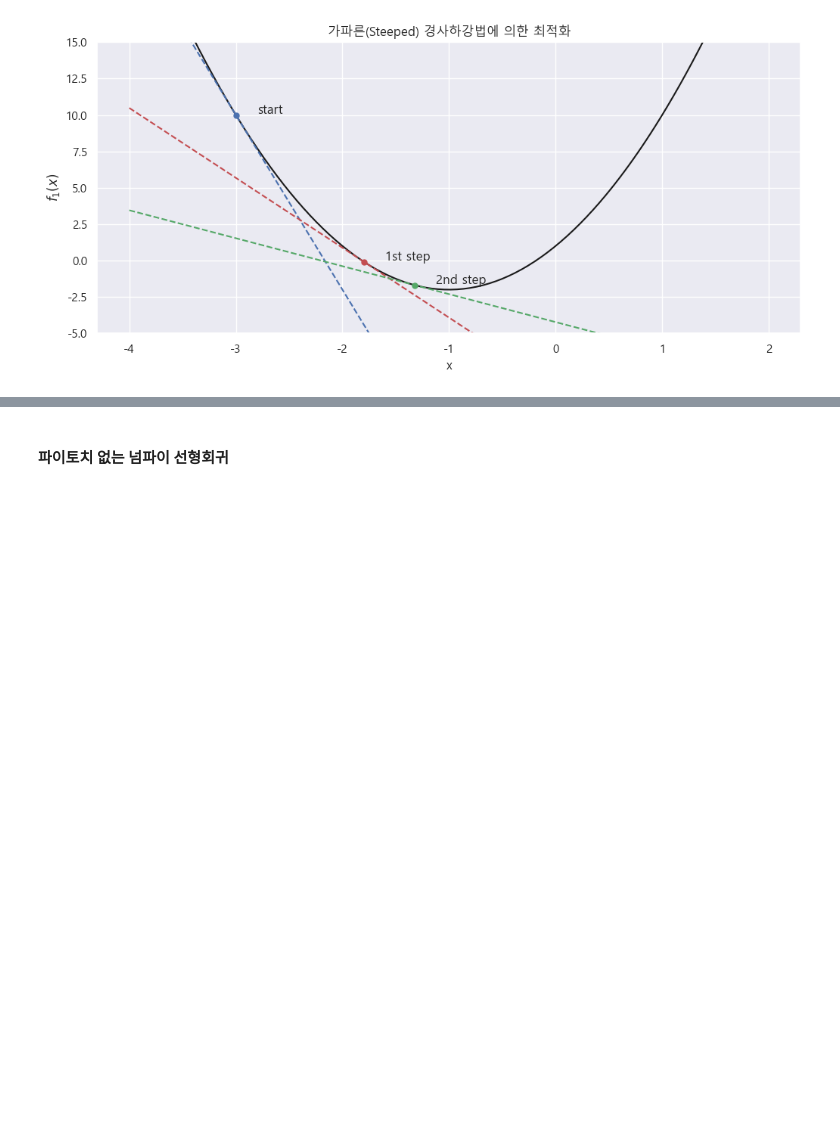
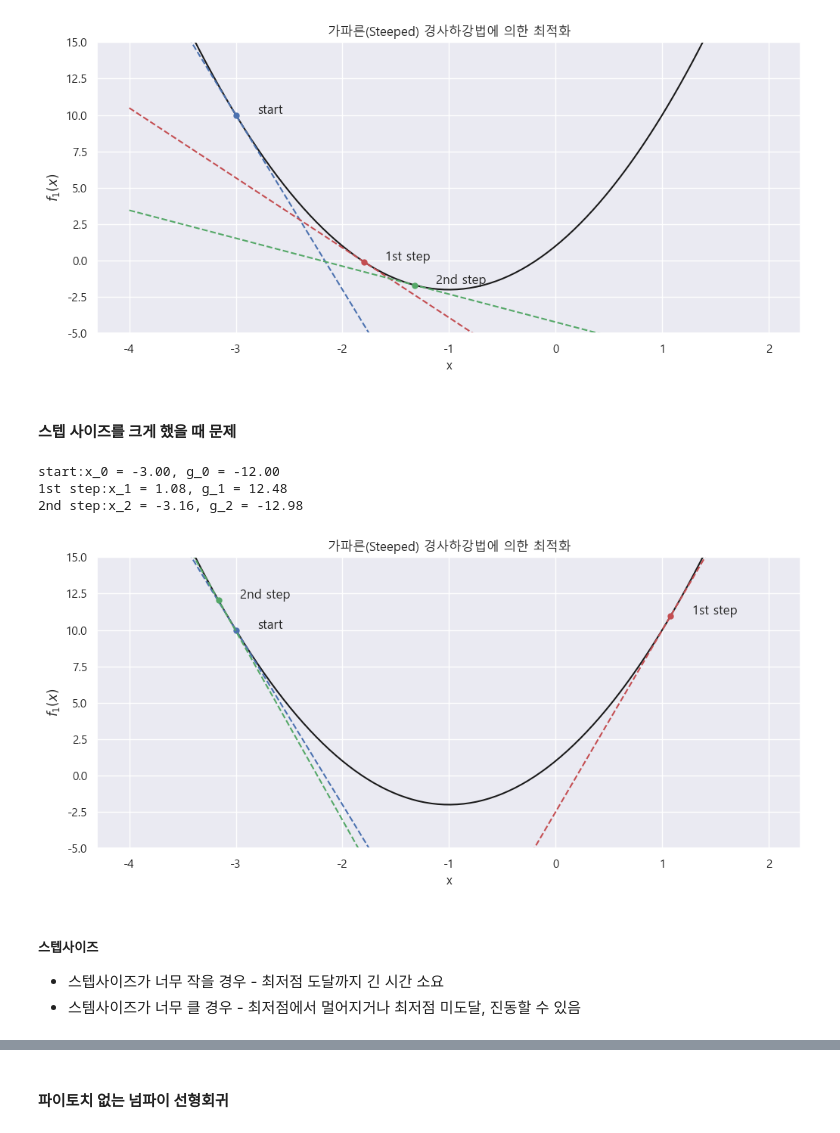
Before and after one commit to hugoMGSung/study-pytorch, a Jupyter notebook: hansung_pytorch/hs002_pytorch.ipynb, the cells around one changed output, grey strips where cells are left out. Saved outputs shown, nothing was run; the diff lists cells and outputs as text; code cells hidden in the pictures; blank space fills up the shorter version.

```diff
--- a/hansung_pytorch/hs002_pytorch.ipynb
+++ b/hansung_pytorch/hs002_pytorch.ipynb
@@ -178,3 +178,49 @@ start:x_0 = -3.00, g_0 = -12.00
 1st step:x_1 = -1.80, g_1 = -4.80
 2nd step:x_2 = -1.32, g_2 = -1.92
 [figure]
+# %% [markdown]
+#### 스텝 사이즈를 크게 했을 때 문제
+# %%
+xx = np.linspace(-4, 2, 200)
+plt.plot(xx, f1(xx), 'k-')
+
+step_size = 0.34  ## 큰 스텝사이즈
+
+## start
+x = -3
+plt.plot(x, f1(x), 'bo', markersize=5)
+plt.text(x + 0.2, f1(x) + 0.1, 'start')
+plt.plot(xx, f1d(x)*(xx - x)+f1(x), 'b--')
+print(f'start:x_0 = {x:.2f}, g_0 = {f1d(x):.2f}')
+
+
+# k = 1
+x = x - step_size * f1d(x)
+plt.plot(x, f1(x), 'ro', markersize=5)
+plt.text(x + 0.2, f1(x) + 0.1, '1st step')
+plt.plot(xx, f1d(x)*(xx-x)+f1(x), 'r--')
+print(f'1st step:x_1 = {x:.2f}, g_1 = {f1d(x):.2f}')
+
+# k = 2
+x = x - step_size * f1d(x)
+plt.plot(x, f1(x), 'go', markersize=5)
+plt.text(x + 0.2, f1(x) + 0.1, '2nd step')
+plt.plot(xx, f1d(x)*(xx-x)+f1(x), 'g--')
+print(f'2nd step:x_2 = {x:.2f}, g_2 = {f1d(x):.2f}')
+
+plt.ylim(-5, 15)
+plt.xlabel('x')
+plt.ylabel('$f_1(x)$') # 수식 표현
+plt.title('가파른(Steeped) 경사하강법에 의한 최적화')
+plt.grid(True)
+
+plt.show()
+# %% [output]
+start:x_0 = -3.00, g_0 = -12.00
+1st step:x_1 = 1.08, g_1 = 12.48
+2nd step:x_2 = -3.16, g_2 = -12.98
+[figure, added]
+# %% [markdown]
+##### 스텝사이즈
+- 스텝사이즈가 너무 작을 경우 - 최저점 도달까지 긴 시간 소요
+- 스템사이즈가 너무 클 경우 - 최저점에서 멀어지거나 최저점 미도달, 진동할 수 있음
```
Also changed, not shown: parts of 3 cells of this notebook, 1 other file.
